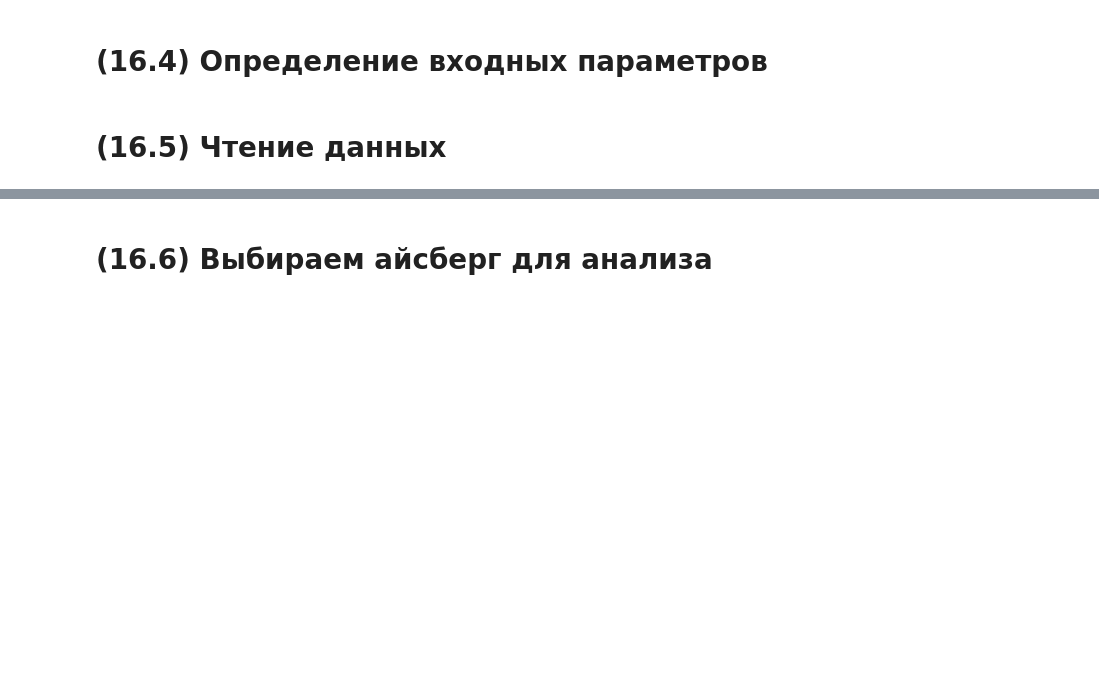
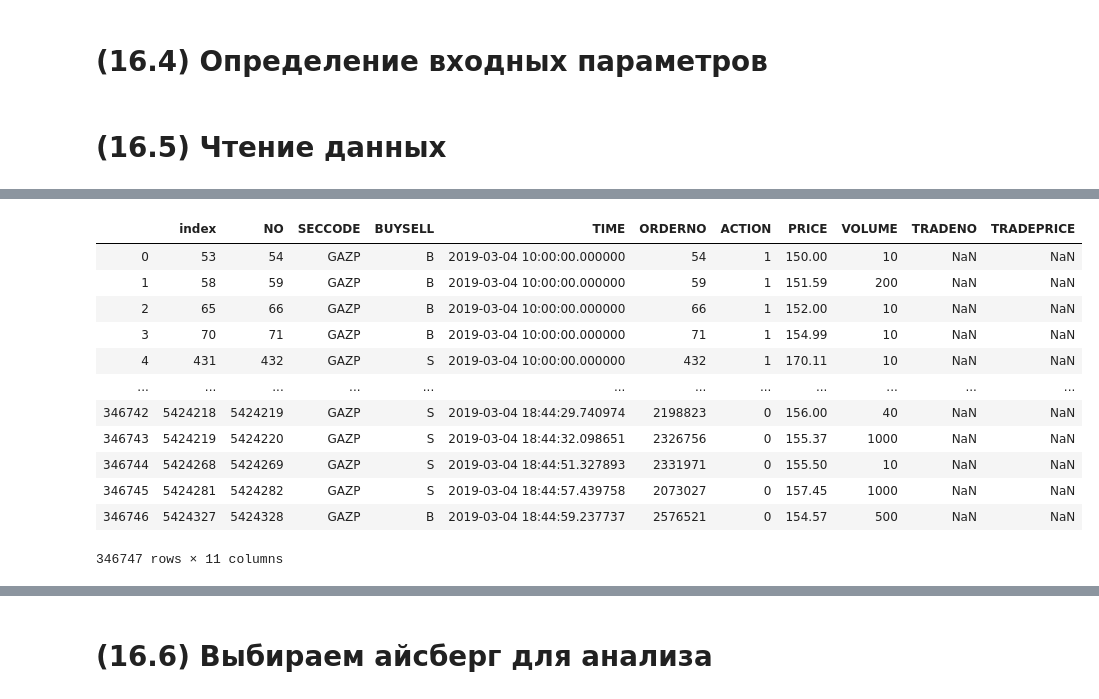
Before and after one commit to katya-luzina/master_thesis, a Jupyter notebook: 3. анализ окружения для создания микроцепочек.ipynb, the cells around one changed output, grey strips where cells are left out. Cells and saved outputs as stored; diff of their text form; code cells hidden in the pictures; blank space fills up the shorter version.

```diff
--- a/3. анализ окружения для создания микроцепочек.ipynb
+++ b/3. анализ окружения для создания микроцепочек.ipynb
@@ -168,3 +167,20 @@ Wall time: 39min 51s
+# %%
+orders_instr = orders[orders.SECCODE == ticker].reset_index()
+orders_instr
+# %% [output]
+|  | index | NO | SECCODE | BUYSELL | TIME | ORDERNO | ACTION | PRICE | VOLUME | TRADENO | TRADEPRICE |
+| 0 | 53 | 54 | GAZP | B | 2019-03-04 10:00:00.000000 | 54 | 1 | 150.00 | 10 | NaN | NaN |
+| 1 | 58 | 59 | GAZP | B | 2019-03-04 10:00:00.000000 | 59 | 1 | 151.59 | 200 | NaN | NaN |
+| 2 | 65 | 66 | GAZP | B | 2019-03-04 10:00:00.000000 | 66 | 1 | 152.00 | 10 | NaN | NaN |
+| 3 | 70 | 71 | GAZP | B | 2019-03-04 10:00:00.000000 | 71 | 1 | 154.99 | 10 | NaN | NaN |
+| 4 | 431 | 432 | GAZP | S | 2019-03-04 10:00:00.000000 | 432 | 1 | 170.11 | 10 | NaN | NaN |
+| ... | ... | ... | ... | ... | ... | ... | ... | ... | ... | ... | ... |
+| 346742 | 5424218 | 5424219 | GAZP | S | 2019-03-04 18:44:29.740974 | 2198823 | 0 | 156.00 | 40 | NaN | NaN |
+| 346743 | 5424219 | 5424220 | GAZP | S | 2019-03-04 18:44:32.098651 | 2326756 | 0 | 155.37 | 1000 | NaN | NaN |
+| 346744 | 5424268 | 5424269 | GAZP | S | 2019-03-04 18:44:51.327893 | 2331971 | 0 | 155.50 | 10 | NaN | NaN |
+| 346745 | 5424281 | 5424282 | GAZP | S | 2019-03-04 18:44:57.439758 | 2073027 | 0 | 157.45 | 1000 | NaN | NaN |
+| 346746 | 5424327 | 5424328 | GAZP | B | 2019-03-04 18:44:59.237737 | 2576521 | 0 | 154.57 | 500 | NaN | NaN |
+346747 rows × 11 columns
 # %%
 # читаем список выявленных айсберг-заявок + преобразуем время в формат datetime
 # iceberg_all - список всех найденных айсбергов
```
Also changed, not shown: parts of 19 cells of this notebook.
